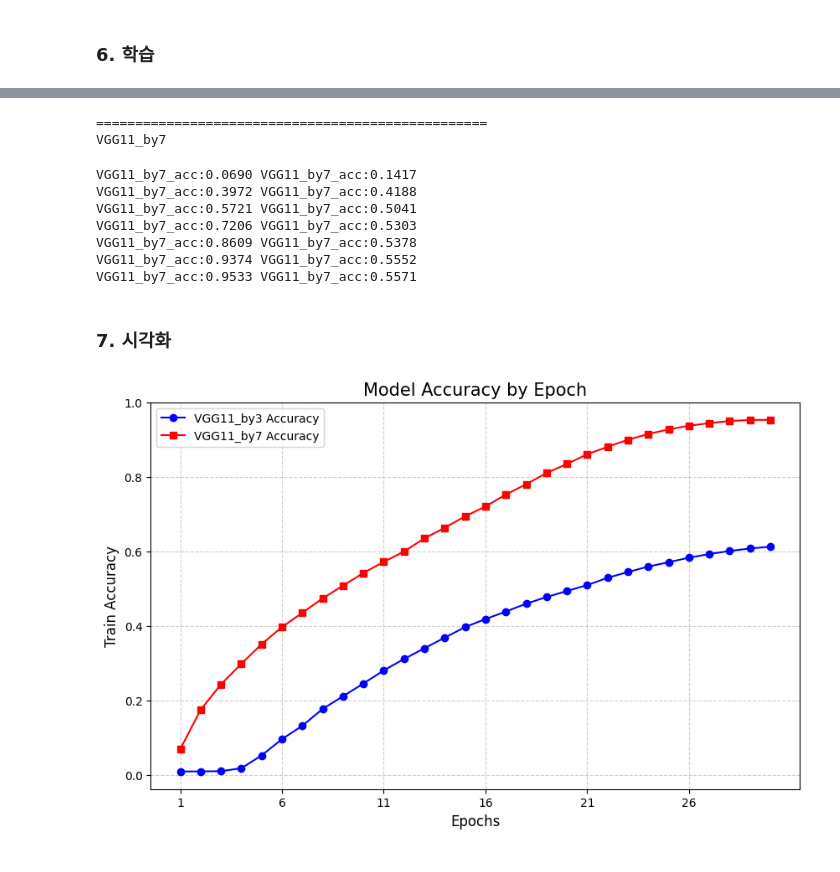
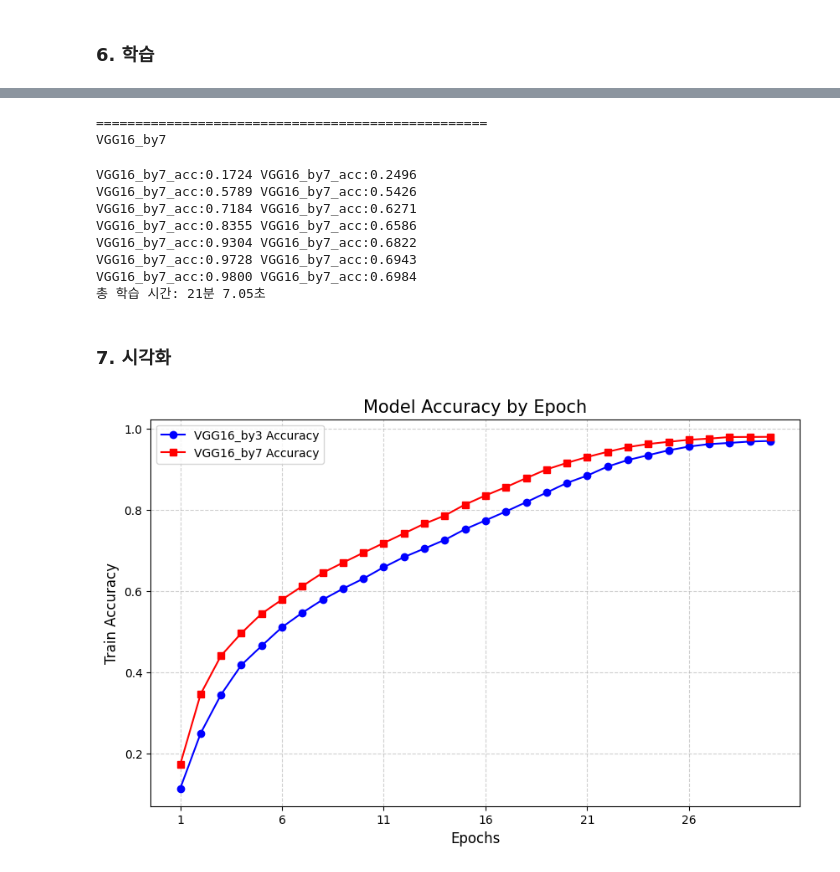
Before and after one commit to guddn/majorCNN_AI-midterm_Report-, a Jupyter notebook: 2번_VGG.ipynb, the cells around one changed output, grey strips where cells are left out. Drawn from its saved outputs; the diff is of its cells as text; code cells hidden in the pictures.

```diff
--- a/2번_VGG.ipynb
+++ b/2번_VGG.ipynb
@@ -109,12 +109,10 @@ class VGG16_by7(nn.Module):
         self.features = nn.Sequential(
             # Block 1
             nn.Conv2d(3, 64, kernel_size=3, padding=1, bias=False), nn.BatchNorm2d(64), nn.ReLU(inplace=True),
-            nn.Conv2d(64, 64, kernel_size=3, padding=1, bias=False), nn.BatchNorm2d(64), nn.ReLU(inplace=True),
             nn.MaxPool2d(kernel_size=2, stride=2),
 
             # Block 2
-            nn.Conv2d(64, 128, kernel_size=3, padding=1, bias=False), nn.BatchNorm2d(128), nn.ReLU(inplace=True),
-            nn.Conv2d(128, 128, kernel_size=3, padding=1, bias=False), nn.BatchNorm2d(128), nn.ReLU(inplace=True),
+            nn.Conv2d(64, 128, kernel_size=7, padding=3, bias=False), nn.BatchNorm2d(128), nn.ReLU(inplace=True),
             nn.MaxPool2d(kernel_size=2, stride=2),
 
             # Block 3
@@ -274,16 +210,16 @@ def test(dataloader , model , loss_fn):
 # %% [markdown]
 ### 5. log 및 모델 정의
 # %%
-train_logs = { "VGG11_by3_acc":[],
-                "VGG11_by7_acc":[],
+train_logs = { "VGG16_by3_acc":[],
+                "VGG16_by7_acc":[],
                 }
-test_logs = { "VGG11_by3_acc":[],
-                "VGG11_by7_acc":[],
+test_logs = { "VGG16_by3_acc":[],
+                "VGG16_by7_acc":[],
                 }
 
 models = {
-    "VGG11_by3": VGG11_by3().to(device),
-    "VGG11_by7": VGG11_by7().to(device),
+    "VGG16_by3": VGG16_by3().to(device),
+    "VGG16_by7": VGG16_by7().to(device),
 }
 # %% [markdown]
 ### 6. 학습
@@ -320,52 +269,62 @@ VGG11_by3_train_acc:0.9779 VGG11_by3_test_acc:0.6651
 # %%
-# VGG11_by7 학습--------------------------------------------------------------------
-current_model = models["VGG11_by7"]
+# VGG16_by7 학습--------------------------------------------------------------------
+current_model = models["VGG16_by7"]
 optimizer = optim.SGD(current_model.parameters(), 1e-2, momentum=0.9, nesterov=True, weight_decay=5e-4)
 scheduler = lr_scheduler.CosineAnnealingLR(optimizer, T_max=EPOCHS)
 
 print('='*50)
-print('VGG11_by7')
+print('VGG16_by7')
+
+start_time = time.perf_counter()
 for epoch in tqdm(range(EPOCHS)):
     train_acc, train_loss = train(train_loader, current_model, criterion, optimizer, scheduler)
     test_acc, test_loss = test(test_loader, current_model, criterion)
 
     if(epoch%5 == 0 or epoch == EPOCHS -1):
-        print(f'VGG11_by7_acc:{train_acc:.4f} VGG11_by7_acc:{test_acc:.4f}')
+        print(f'VGG16_by7_acc:{train_acc:.4f} VGG16_by7_acc:{test_acc:.4f}')
 
-    train_logs["VGG11_by7_acc"].append(train_acc)
-    test_logs["VGG11_by7_acc"].append(test_acc)
+    train_logs["VGG16_by7_acc"].append(train_acc)
+    test_logs["VGG16_by7_acc"].append(test_acc)
+
+end_time = time.perf_counter()
+total_seconds = end_time - start_time
+minutes = int(total_seconds // 60)
+seconds = total_seconds % 60
+
+print(f"총 학습 시간: {minutes}분 {seconds:.2f}초")
 # %% [output]
 ==================================================
-VGG11_by7
+VGG16_by7
-VGG11_by7_acc:0.0690 VGG11_by7_acc:0.1417
-VGG11_by7_acc:0.3972 VGG11_by7_acc:0.4188
-VGG11_by7_acc:0.5721 VGG11_by7_acc:0.5041
-VGG11_by7_acc:0.7206 VGG11_by7_acc:0.5303
-VGG11_by7_acc:0.8609 VGG11_by7_acc:0.5378
-VGG11_by7_acc:0.9374 VGG11_by7_acc:0.5552
-VGG11_by7_acc:0.9533 VGG11_by7_acc:0.5571
+VGG16_by7_acc:0.1724 VGG16_by7_acc:0.2496
+VGG16_by7_acc:0.5789 VGG16_by7_acc:0.5426
+VGG16_by7_acc:0.7184 VGG16_by7_acc:0.6271
+VGG16_by7_acc:0.8355 VGG16_by7_acc:0.6586
+VGG16_by7_acc:0.9304 VGG16_by7_acc:0.6822
+VGG16_by7_acc:0.9728 VGG16_by7_acc:0.6943
+VGG16_by7_acc:0.9800 VGG16_by7_acc:0.6984
+총 학습 시간: 21분 7.05초
 # %% [markdown]
 ### 7. 시각화
 # %%
 import matplotlib.pyplot as plt
 
 # epoch별 모델 정확도 시각화
 plt.figure(figsize=(10, 6))
 epochs = range(1, EPOCHS + 1)
 
-plt.plot(epochs, batchsize_train_logs["VGG11_by3_acc"], 'b-o', label='VGG11_by3 Accuracy')
-plt.plot(epochs, batchsize_train_logs["VGG11_by7_acc"], 'r-s', label='VGG11_by7 Accuracy')
+plt.plot(epochs, train_logs["VGG16_by3_acc"], 'b-o', label='VGG16_by3 Accuracy')
+plt.plot(epochs, train_logs["VGG16_by7_acc"], 'r-s', label='VGG16_by7 Accuracy')
 plt.xticks(range(1, EPOCHS + 1, 5))
 
 plt.title(f'Model Accuracy by Epoch', fontsize=15)
 plt.xlabel('Epochs', fontsize=12)
 plt.ylabel('Train Accuracy', fontsize=12)
 plt.legend()
 
 plt.grid(True, linestyle='--', alpha=0.6)
 plt.show()
 # %% [output]
-[figure, old version]
+[figure, new version]
 # %%
 import matplotlib.pyplot as plt
 
```
Also changed, not shown: parts of 5 cells of this notebook, 5 other files.
